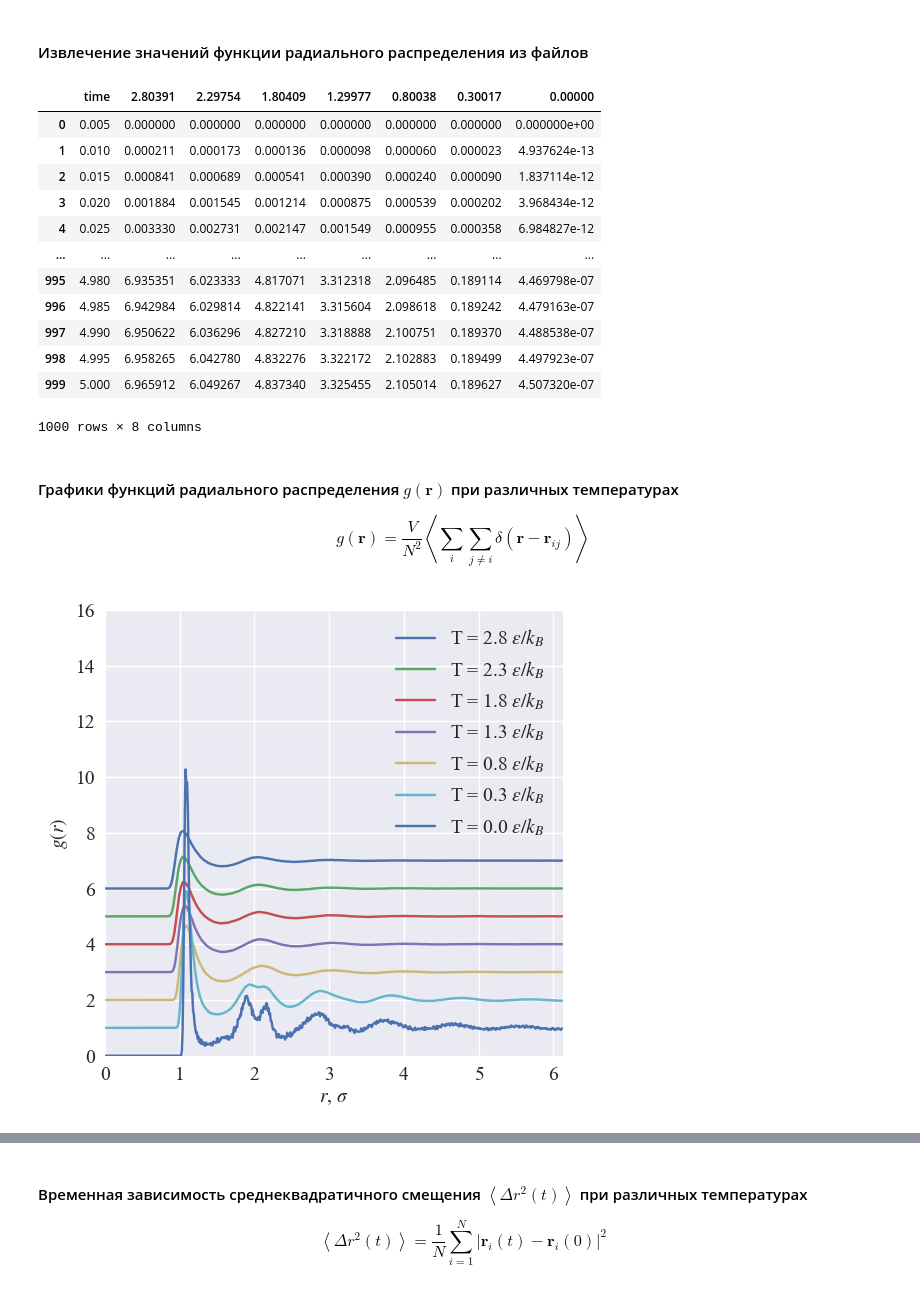
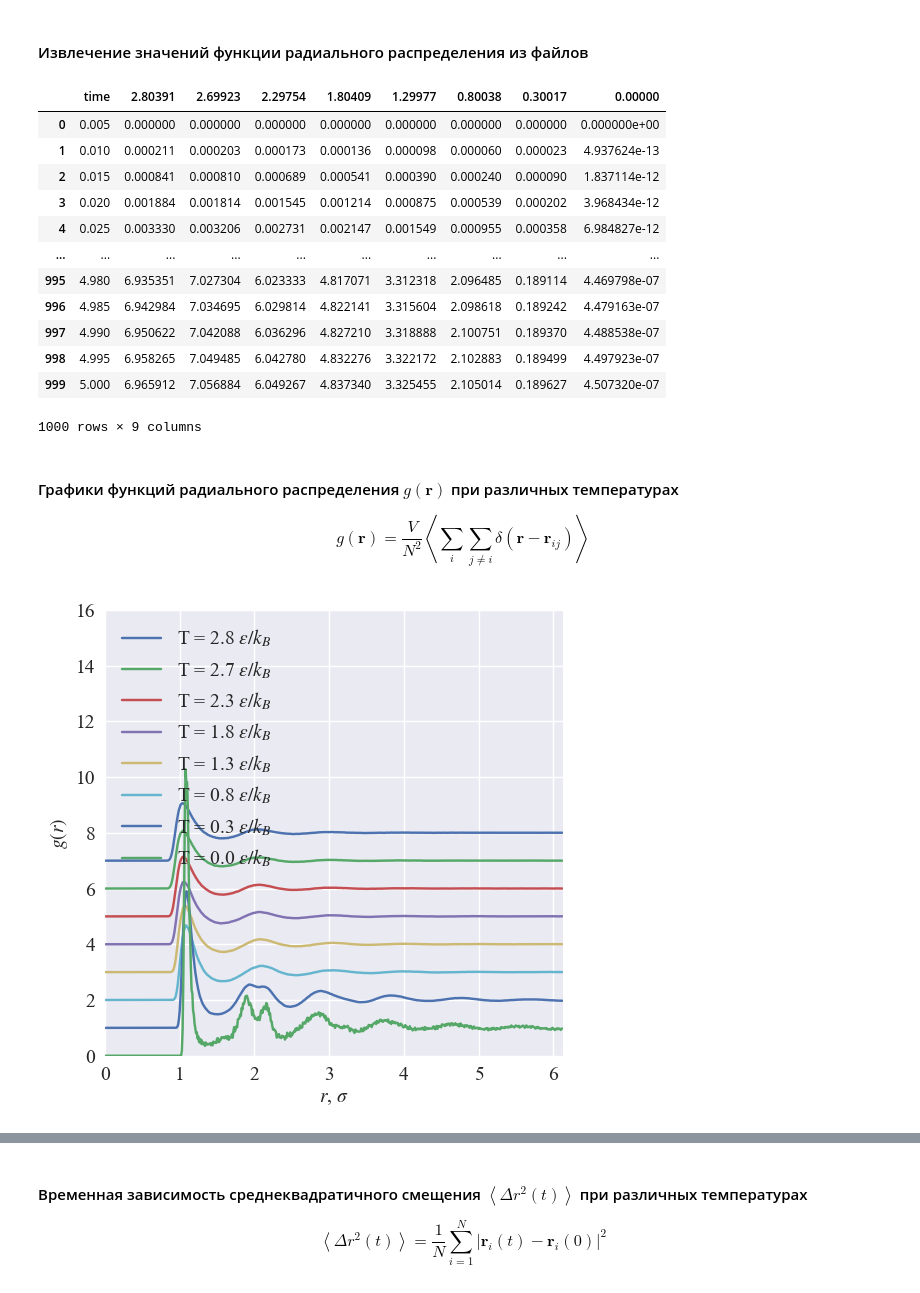
Before and after one commit to AlbertFarkhutdinov/molecular_dynamics, a Jupyter notebook: notebooks/2020-12-22_cooling.ipynb, the cells around one changed output, grey strips where cells are left out. Cells and saved outputs as stored; diff of their text form; code cells hidden in the pictures.

Commit message:
added WA parameters (check 2020-12-22_cooling.ipynb)

```diff
--- a/notebooks/2020-12-22_cooling.ipynb
+++ b/notebooks/2020-12-22_cooling.ipynb
@@ -39,7 +39,7 @@ plt.rcParams['axes.labelsize'] = 14
 BASE_DIRECTORY = os.path.dirname(os.getcwd())
 PATH_TO_ALL_DATA = os.path.join(BASE_DIRECTORY, 'data')
 PATH_TO_ALL_PLOTS = os.path.join(BASE_DIRECTORY, 'plots')
-CURRENT_DATA = '!2020-12-22'
+CURRENT_DATA = '2020-12-22_cooling'
 
 PATH_TO_CURRENT_DATA = os.path.join(PATH_TO_ALL_DATA, CURRENT_DATA)
 PATH_TO_CURRENT_PLOTS = os.path.join(PATH_TO_ALL_PLOTS, CURRENT_DATA)
@@ -64,7 +64,7 @@ def save_plot(filename):
 # %%
 temperatures = (
     2.80391,
-#     2.69923,
+    2.69923,
     2.29754,
     1.80409,
     1.29977,
@@ -95,7 +95,6 @@ for temperature in temperatures:
         f'{transport_filename}{temperature:.5f}.csv',
         sep=';',
     )
-#     df['time'] = 0.005 * (1 + df.index.values)
     msd_data = msd_data.merge(
         right=df[['time', 'msd']],
         how='outer',
@@ -124,45 +123,54 @@ for temperature in temperatures:
 
 msd_data
 # %% [output]
-|  | time | 2.80391 | 2.29754 | 1.80409 | 1.29977 | 0.80038 | 0.30017 | 0.00000 |
-| 0 | 0.005 | 0.000000 | 0.000000 | 0.000000 | 0.000000 | 0.000000 | 0.000000 | 0.000000e+00 |
-| 1 | 0.010 | 0.000211 | 0.000173 | 0.000136 | 0.000098 | 0.000060 | 0.000023 | 4.937624e-13 |
-| 2 | 0.015 | 0.000841 | 0.000689 | 0.000541 | 0.000390 | 0.000240 | 0.000090 | 1.837114e-12 |
-| 3 | 0.020 | 0.001884 | 0.001545 | 0.001214 | 0.000875 | 0.000539 | 0.000202 | 3.968434e-12 |
-| 4 | 0.025 | 0.003330 | 0.002731 | 0.002147 | 0.001549 | 0.000955 | 0.000358 | 6.984827e-12 |
-| ... | ... | ... | ... | ... | ... | ... | ... | ... |
-| 995 | 4.980 | 6.935351 | 6.023333 | 4.817071 | 3.312318 | 2.096485 | 0.189114 | 4.469798e-07 |
-| 996 | 4.985 | 6.942984 | 6.029814 | 4.822141 | 3.315604 | 2.098618 | 0.189242 | 4.479163e-07 |
-| 997 | 4.990 | 6.950622 | 6.036296 | 4.827210 | 3.318888 | 2.100751 | 0.189370 | 4.488538e-07 |
-| 998 | 4.995 | 6.958265 | 6.042780 | 4.832276 | 3.322172 | 2.102883 | 0.189499 | 4.497923e-07 |
-| 999 | 5.000 | 6.965912 | 6.049267 | 4.837340 | 3.325455 | 2.105014 | 0.189627 | 4.507320e-07 |
+|  | time | 2.80391 | 2.69923 | 2.29754 | 1.80409 | 1.29977 | 0.80038 | 0.30017 | 0.00000 |
+| 0 | 0.005 | 0.000000 | 0.000000 | 0.000000 | 0.000000 | 0.000000 | 0.000000 | 0.000000 | 0.000000e+00 |
+| 1 | 0.010 | 0.000211 | 0.000203 | 0.000173 | 0.000136 | 0.000098 | 0.000060 | 0.000023 | 4.937624e-13 |
+| 2 | 0.015 | 0.000841 | 0.000810 | 0.000689 | 0.000541 | 0.000390 | 0.000240 | 0.000090 | 1.837114e-12 |
+| 3 | 0.020 | 0.001884 | 0.001814 | 0.001545 | 0.001214 | 0.000875 | 0.000539 | 0.000202 | 3.968434e-12 |
+| 4 | 0.025 | 0.003330 | 0.003206 | 0.002731 | 0.002147 | 0.001549 | 0.000955 | 0.000358 | 6.984827e-12 |
+| ... | ... | ... | ... | ... | ... | ... | ... | ... | ... |
+| 995 | 4.980 | 6.935351 | 7.027304 | 6.023333 | 4.817071 | 3.312318 | 2.096485 | 0.189114 | 4.469798e-07 |
+| 996 | 4.985 | 6.942984 | 7.034695 | 6.029814 | 4.822141 | 3.315604 | 2.098618 | 0.189242 | 4.479163e-07 |
+| 997 | 4.990 | 6.950622 | 7.042088 | 6.036296 | 4.827210 | 3.318888 | 2.100751 | 0.189370 | 4.488538e-07 |
+| 998 | 4.995 | 6.958265 | 7.049485 | 6.042780 | 4.832276 | 3.322172 | 2.102883 | 0.189499 | 4.497923e-07 |
+| 999 | 5.000 | 6.965912 | 7.056884 | 6.049267 | 4.837340 | 3.325455 | 2.105014 | 0.189627 | 4.507320e-07 |
-1000 rows × 8 columns
+1000 rows × 9 columns
 # %% [markdown]
 #### Графики функций радиального распределения $g(\textbf{r})$ при различных температурах
 
 $$g(\textbf{r})=\dfrac{V}{N^2}\left<\sum_{i}{\sum_{j\ne i}{\delta(\textbf{r}-\textbf{r}_{ij})}}\right>$$
 # %%
-
+wendt_abraham_parameter = []
 plt.rcParams['font.size'] = 14
 for i, temperature in enumerate(temperatures):
+    current_rdf = rdf_data[f'{temperature:.5f}']
+    g_max = current_rdf.max()
+    r_max = current_rdf.argmax()
+    g_min = rdf_data.loc[
+        (rdf_data['radius'] > rdf_data['radius'][r_max])
+        & (rdf_data['radius'] < 2),
+        f'{temperature:.5f}'
+    ].min()
+    wendt_abraham_parameter.append(g_min / g_max)
     plt.plot(
         rdf_data['radius'],
         rdf_data[f'{temperature:.5f}'] + 1 * (len(temperatures) - (i + 1)),
         label=f'T = {temperature:.1f} $\epsilon / k_B $',
     );
 
 plt.xlabel('$r$, $\sigma$');
 plt.ylabel('$g(r)$');
 plt.xlim(
     left=0,
     right=6.125,
 );
 plt.ylim(
     bottom=0,
     top=16,
 );
 plt.legend();
 
 save_plot(f'rdf_{plot_filename_postfix}.png')
 # %% [output]
-[figure, old version]
+[figure, new version]
```
Also changed, not shown: parts of 15 cells of this notebook, 41 other files.
